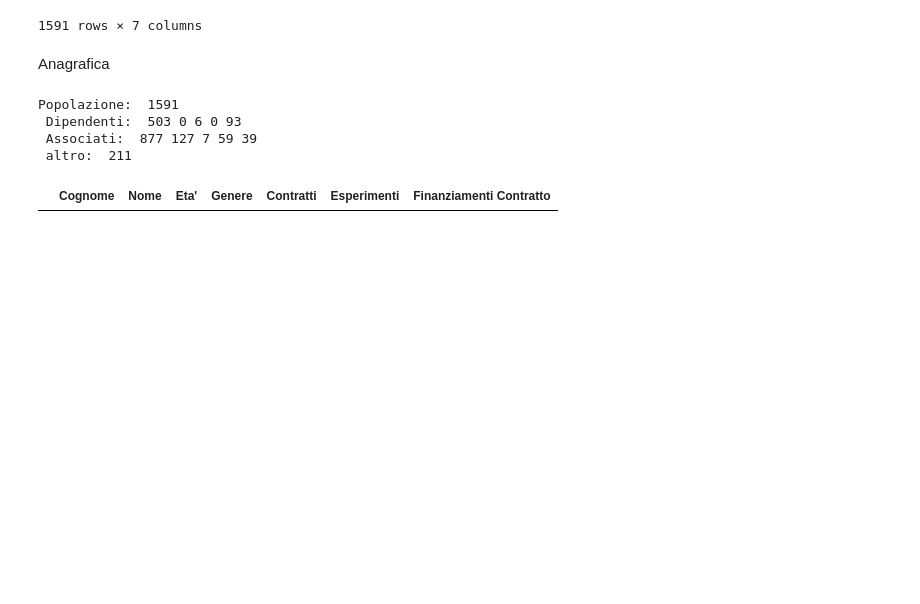
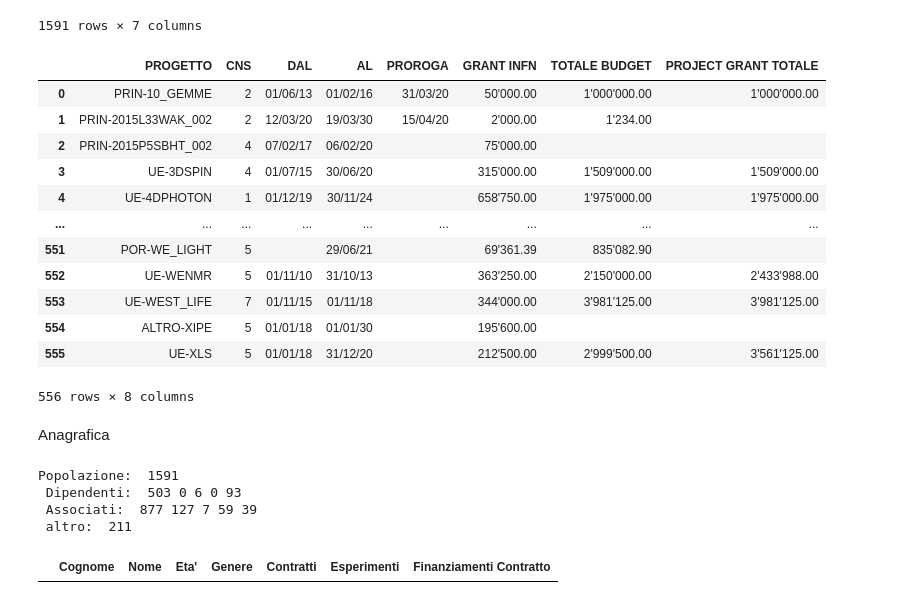
Before and after one commit to gmazzitelli/GSN2, a Jupyter notebook: AnagraficheCSN2.ipynb, the cells around one changed output. Drawn from its saved outputs; the diff is of its cells as text; code cells hidden in the pictures; blank space fills up the shorter version.

```diff
--- a/AnagraficheCSN2.ipynb
+++ b/AnagraficheCSN2.ipynb
@@ -55,6 +55,22 @@ CSN2
 | 1589 | Zucchelli | Stefano | 66 | M | (01/01/2020 - 31/12/2020) Associa... | 30% - (BO:CSN2) CUORE (Ricercator... |  |
 | 1590 | Zuccon | Paolo | 47 | M | (01/01/2020 - 31/12/2020) Associa... | 70% - (TIFP:CSN2) AMS2 (Ricercato... |  |
 1591 rows × 7 columns
+# %%
+FE_INFN
+# %% [output]
+|  | PROGETTO | CNS | DAL | AL | PROROGA | GRANT INFN | TOTALE BUDGET | PROJECT GRANT TOTALE |
+| 0 | PRIN-10_GEMME | 2 | 01/06/13 | 01/02/16 | 31/03/20 | 50'000.00 | 1'000'000.00 | 1'000'000.00 |
+| 1 | PRIN-2015L33WAK_002 | 2 | 12/03/20 | 19/03/30 | 15/04/20 | 2'000.00 | 1'234.00 |  |
+| 2 | PRIN-2015P5SBHT_002 | 4 | 07/02/17 | 06/02/20 |  | 75'000.00 |  |  |
+| 3 | UE-3DSPIN | 4 | 01/07/15 | 30/06/20 |  | 315'000.00 | 1'509'000.00 | 1'509'000.00 |
+| 4 | UE-4DPHOTON | 1 | 01/12/19 | 30/11/24 |  | 658'750.00 | 1'975'000.00 | 1'975'000.00 |
+| ... | ... | ... | ... | ... | ... | ... | ... | ... |
+| 551 | POR-WE_LIGHT | 5 |  | 29/06/21 |  | 69'361.39 | 835'082.90 |  |
+| 552 | UE-WENMR | 5 | 01/11/10 | 31/10/13 |  | 363'250.00 | 2'150'000.00 | 2'433'988.00 |
+| 553 | UE-WEST_LIFE | 7 | 01/11/15 | 01/11/18 |  | 344'000.00 | 3'981'125.00 | 3'981'125.00 |
+| 554 | ALTRO-XIPE | 5 | 01/01/18 | 01/01/30 |  | 195'600.00 |  |  |
+| 555 | UE-XLS | 5 | 01/01/18 | 31/12/20 |  | 212'500.00 | 2'999'500.00 | 3'561'125.00 |
+556 rows × 8 columns
 # %% [markdown]
 Anagrafica
 # %%
```
Also changed, not shown: parts of 15 cells of this notebook.
